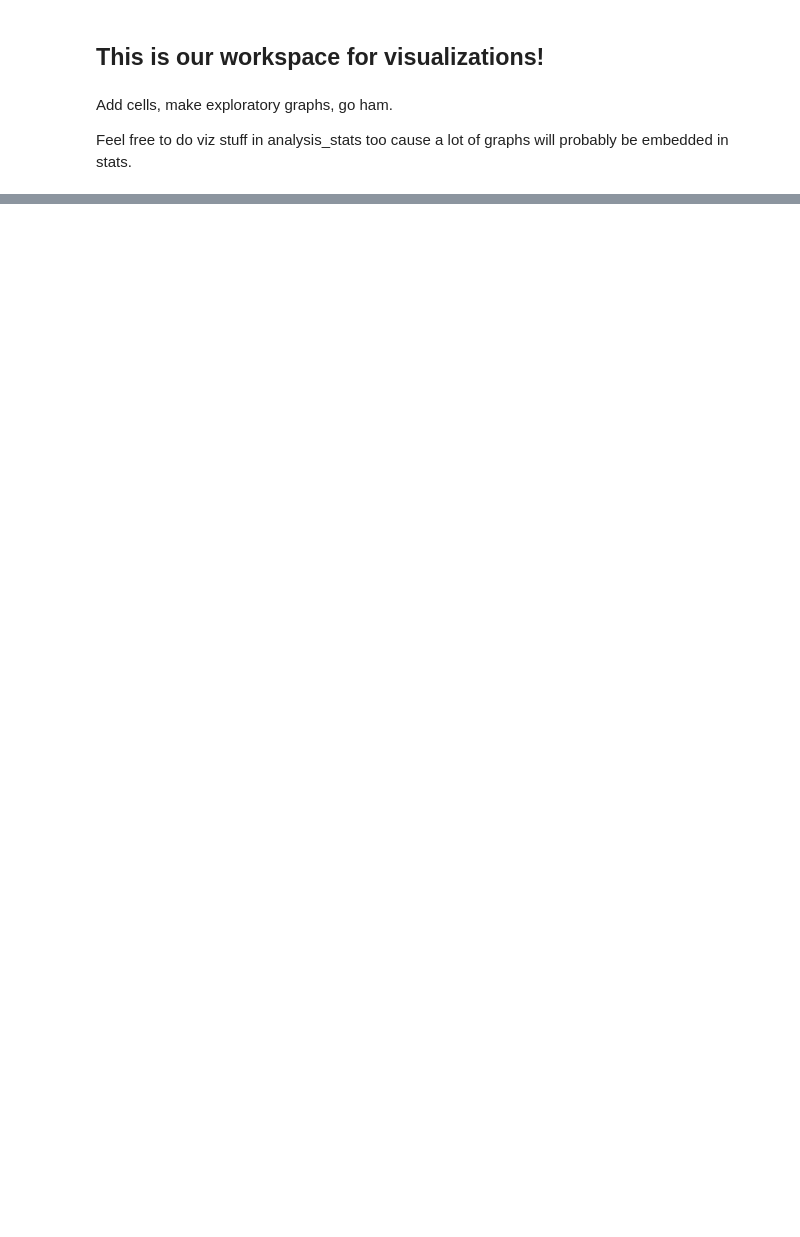
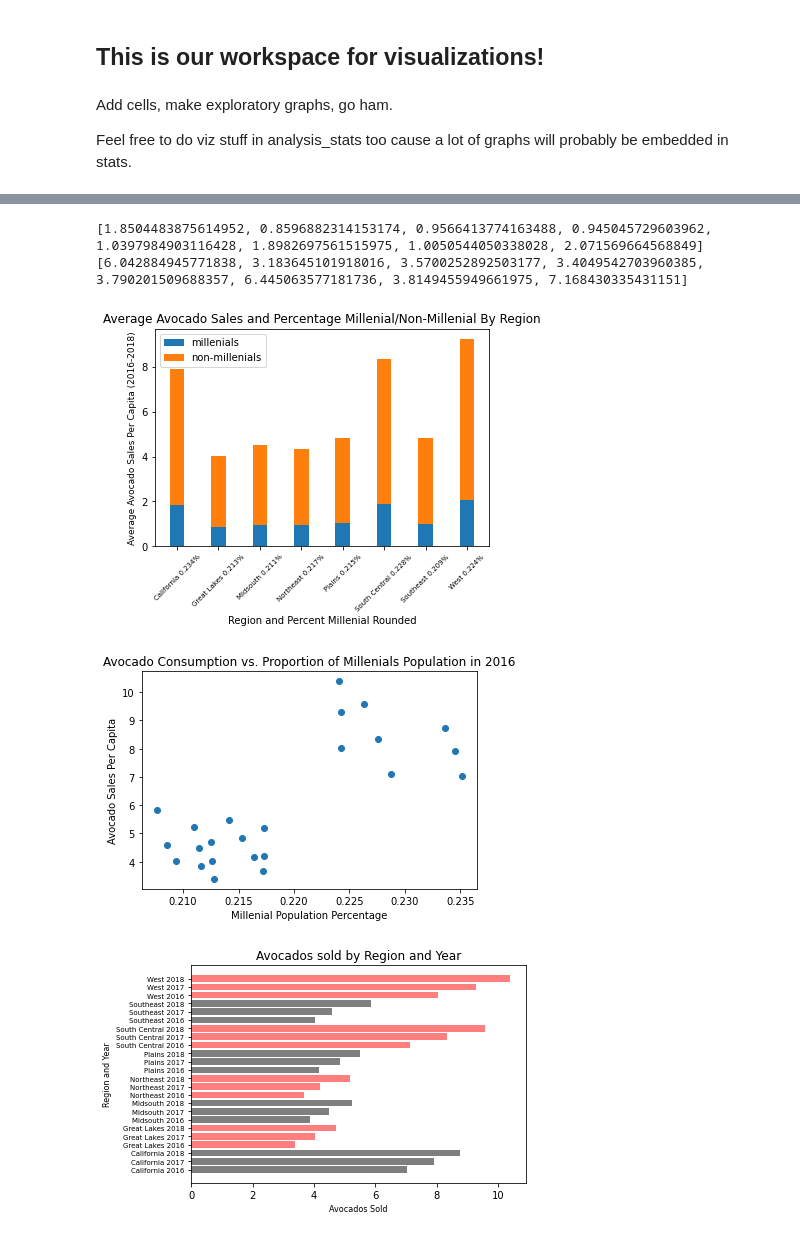
Before and after one commit to schen9981/avocaodo-millenial-analysis, a Jupyter notebook: analysis/analysis_viz.ipynb, the cells around one changed output, grey strips where cells are left out. Saved outputs shown, nothing was run; the diff lists cells and outputs as text; code cells hidden in the pictures; blank space fills up the shorter version.

```diff
--- a/analysis/analysis_viz.ipynb
+++ b/analysis/analysis_viz.ipynb
@@ -31,0 +127,48 @@ for row in c:
+# %%
+millenials_sales_average = []
+non_millenials_sales_average = []
+
+i = 0
+
+while i < 8 :
+    millenials_sales_average.append((millenials_by_region_all_years[i] / pop_by_region_all_years[i]) * avg_avo_sales_by_region[i])
+    non_millenials_sales_average.append(((pop_by_region_all_years[i] - millenials_by_region_all_years[i]) / pop_by_region_all_years[i]) * avg_avo_sales_by_region[i])
+    i += 1
+
+
+print(millenials_sales_average)
+print(non_millenials_sales_average)
+
+N = 8
+width = 0.35
+p1 = plt.bar(percent_millenial_by_region_with_name, millenials_sales_average, width)
+p2 = plt.bar(percent_millenial_by_region_with_name, non_millenials_sales_average, width, bottom=millenials_sales_average)
+
+plt.ylabel('Average Avocado Sales Per Capita (2016-2018)', fontsize=9)
+plt.title('Average Avocado Sales and Percentage Millenial/Non-Millenial By Region')
+plt.xlabel('Region and Percent Millenial Rounded')
+plt.xticks(fontsize=7, rotation=45)
+
+
+plt.legend((p1[0], p2[0]), ('millenials', 'non-millenials'))
+plt.show()
+
+plt.scatter(millenial_percentage, avo_sold_arr)
+plt.title('Avocado Consumption vs. Proportion of Millenials Population in 2016')
+plt.xlabel('Millenial Population Percentage')
+plt.ylabel('Avocado Sales Per Capita')
+plt.show()
+
+plt.barh(regions_years, avo_sold_arr, height=0.8, align='center', alpha=0.5, color=['black', 'black', 'black', 'red', 'red', 'red','black', 'black', 'black', 'red', 'red', 'red', 'black', 'black', 'black', 'red', 'red', 'red', 'black', 'black', 'black', 'red', 'red', 'red'])
+#plt.yticks(y_pos, region_years)
+plt.yticks(fontsize=7)
+plt.xlabel('Avocados Sold', fontsize=8)
+plt.ylabel('Region and Year', fontsize=8)
+plt.title('Avocados sold by Region and Year')
+plt.show()
+# %% [output]
+[1.8504483875614952, 0.8596882314153174, 0.9566413774163488, 0.945045729603962, 1.0397984903116428, 1.8982697561515975, 1.0050544050338028, 2.071569664568849]
+[6.042884945771838, 3.183645101918016, 3.5700252892503177, 3.4049542703960385, 3.790201509688357, 6.445063577181736, 3.8149455949661975, 7.168430335431151]
+[figure, added]
+[figure, added]
+[figure, added]
```
Also changed, not shown: parts of 3 cells of this notebook, 1 other file.
